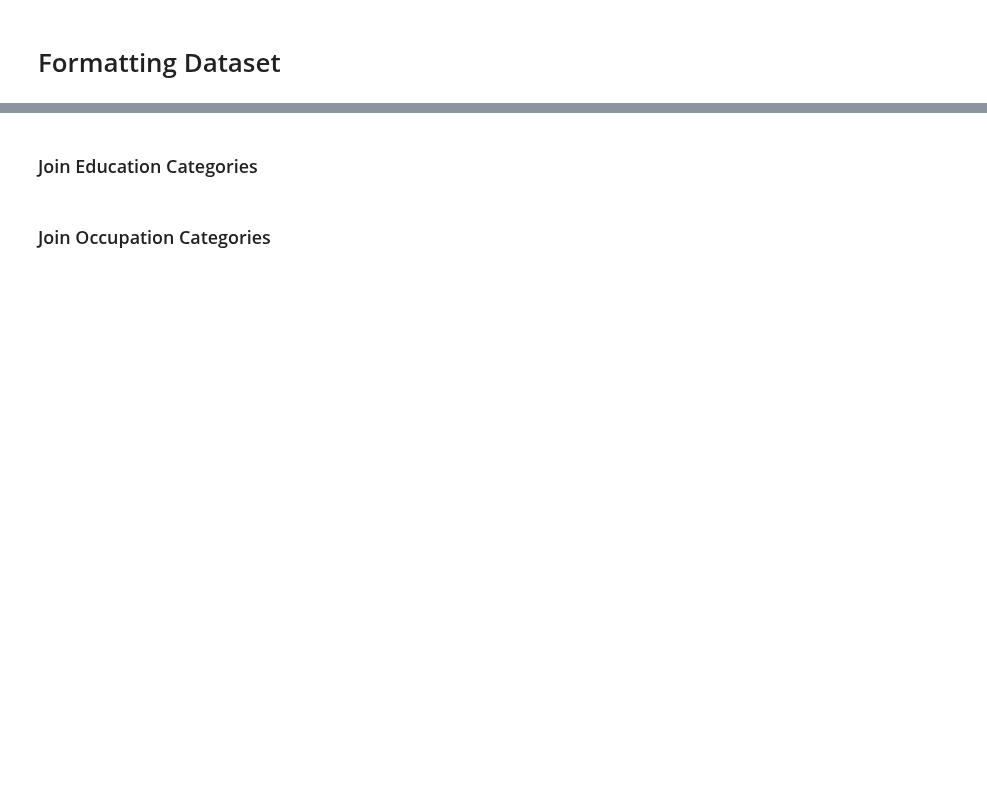
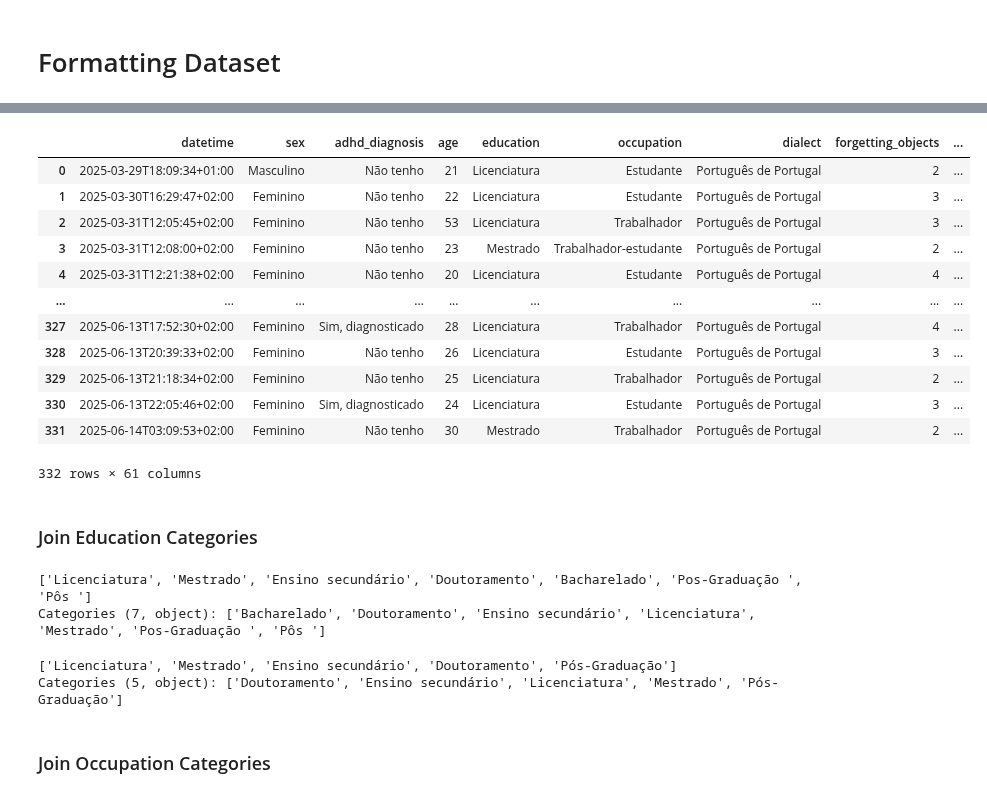
Before and after one commit to raquelfmcardoso/adhd-linguistic-patterns-beliefs-portuguese-women, a Jupyter notebook: notebooks/adhd_beliefs_pt/01-data_preparation.ipynb, the cells around one changed output, grey strips where cells are left out. Saved outputs shown, nothing was run; the diff lists cells and outputs as text; code cells hidden in the pictures; blank space fills up the shorter version.

Commit message:
feat: include datetime column and process it

```diff
--- a/notebooks/adhd_beliefs_pt/01-data_preparation.ipynb
+++ b/notebooks/adhd_beliefs_pt/01-data_preparation.ipynb
@@ -76,6 +100,15 @@ df
 # %%
 df = df.drop_duplicates()
-df.drop(columns=["consent", "datetime"], inplace=True)
+df.drop(columns=["consent"], inplace=True)
+# %%
+def parse_portuguese_datetime(s: str) -> str:
+    s_clean = s.replace(" da manhã", " AM").replace(" da tarde", " PM")
+    dt_naive = datetime.strptime(s_clean, "%Y/%m/%d %I:%M:%S %p CET")
+    cet = pytz.timezone('CET')
+    dt_cet = cet.localize(dt_naive)
+    return dt_cet.isoformat() # ISO 8601
+
+df['datetime'] = df['datetime'].apply(parse_portuguese_datetime)
 # %%
 for col in df.columns:
     if col not in [
@@ -89,26 +122,44 @@ for col in df.columns:
 # %%
 encoding = {"Nunca": 1, "Raramente": 2, "Às vezes": 3, "Frequentemente": 4, "Sempre": 5}
 
 for col in df.columns:
     if col not in [
+        "datetime",
+        "sex",
+        "adhd_diagnosis",
         "age",
+        "education",
+        "occupation",
+        "dialect",
         "special_interest",
         "diary_entry",
         "selfdefining_memory",
-        "empty_sheet",
-        "sex",
-        "adhd_diagnosis",
-        "education",
-        "occupation",
-        "dialect",
+        "empty_sheet"
     ]:
         df[col] = df[col].map(encoding)
 
 df
+# %% [output]
+|  | datetime | sex | adhd_diagnosis | age | education | occupation | dialect | forgetting_objects | ... |
+| 0 | 2025-03-29T18:09:34+01:00 | Masculino | Não tenho | 21 | Licenciatura | Estudante | Português de Portugal | 2 | ... |
+| 1 | 2025-03-30T16:29:47+02:00 | Feminino | Não tenho | 22 | Licenciatura | Estudante | Português de Portugal | 3 | ... |
+| 2 | 2025-03-31T12:05:45+02:00 | Feminino | Não tenho | 53 | Licenciatura | Trabalhador | Português de Portugal | 3 | ... |
+| 3 | 2025-03-31T12:08:00+02:00 | Feminino | Não tenho | 23 | Mestrado | Trabalhador-estudante | Português de Portugal | 2 | ... |
+| 4 | 2025-03-31T12:21:38+02:00 | Feminino | Não tenho | 20 | Licenciatura | Estudante | Português de Portugal | 4 | ... |
+| ... | ... | ... | ... | ... | ... | ... | ... | ... | ... |
+| 327 | 2025-06-13T17:52:30+02:00 | Feminino | Sim, diagnosticado | 28 | Licenciatura | Trabalhador | Português de Portugal | 4 | ... |
+| 328 | 2025-06-13T20:39:33+02:00 | Feminino | Não tenho | 26 | Licenciatura | Estudante | Português de Portugal | 3 | ... |
+| 329 | 2025-06-13T21:18:34+02:00 | Feminino | Não tenho | 25 | Licenciatura | Trabalhador | Português de Portugal | 2 | ... |
+| 330 | 2025-06-13T22:05:46+02:00 | Feminino | Sim, diagnosticado | 24 | Licenciatura | Estudante | Português de Portugal | 3 | ... |
+| 331 | 2025-06-14T03:09:53+02:00 | Feminino | Não tenho | 30 | Mestrado | Trabalhador | Português de Portugal | 2 | ... |
+332 rows × 61 columns
 # %% [markdown]
 ### Join Education Categories
 # %%
 df["education"].unique()
+# %% [output]
+['Licenciatura', 'Mestrado', 'Ensino secundário', 'Doutoramento', 'Bacharelado', 'Pos-Graduação ', 'Pôs ']
+Categories (7, object): ['Bacharelado', 'Doutoramento', 'Ensino secundário', 'Licenciatura', 'Mestrado', 'Pos-Graduação ', 'Pôs ']
 # %%
 # make entries in 'education' that are category 'bacharelado' into 'licenciatura' and 'mestre' into 'mestrado'
 df["education"] = df["education"].astype("category")
@@ -121,6 +172,9 @@ df["education"] = df["education"].replace(
 )
 # %%
 df["education"].unique()
+# %% [output]
+['Licenciatura', 'Mestrado', 'Ensino secundário', 'Doutoramento', 'Pós-Graduação']
+Categories (5, object): ['Doutoramento', 'Ensino secundário', 'Licenciatura', 'Mestrado', 'Pós-Graduação']
 # %% [markdown]
 ### Join Occupation Categories
 # %%
```
Also changed, not shown: parts of 5 cells of this notebook, 2 other files.
